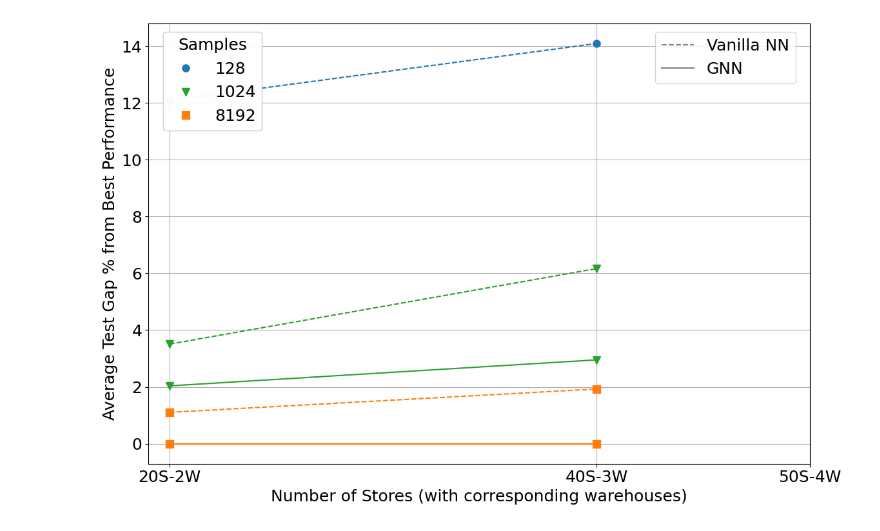
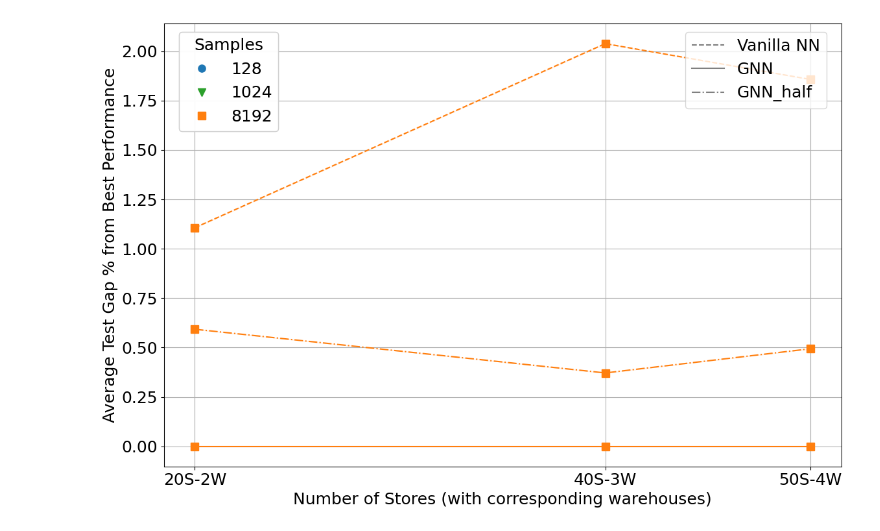
Before and after one commit to minuk302/Neural_inventory_control, a Jupyter notebook: analysis/ray_n_warehouses_n_stores.ipynb, the cells around one changed output. Drawn from its saved outputs; the diff is of its cells as text; code cells hidden in the pictures.

```diff
--- a/analysis/ray_n_warehouses_n_stores.ipynb
+++ b/analysis/ray_n_warehouses_n_stores.ipynb
@@ -15,7 +15,7 @@ import concurrent.futures
 from main_run import MainRun
 # %%
 # Create vanilla results dataframe from the provided data
-testset_names = ["n_warehouse_20_2", "n_warehouse_40_3"]#, "n_warehouse_50_4"]
+testset_names = ["n_warehouse_20_2", "n_warehouse_40_3", "n_warehouse_50_4"]
 store_warehouse_pairs = {
     20: 2,
     40: 3,
@@ -46,12 +46,14 @@ marker_scheme = {
 linestyle_scheme = {
     "Vanilla NN": "--",  # Dashed
     "GNN": "-",         # Solid
+    "GNN_half": "-.",    # Solid
 }
 
 # Define paths for each architecture
 architectures = {
     "Vanilla NN": lambda testset: f'/user/ml4723/Prj/NIC/ray_results/{testset}/vanilla_n_warehouses',
     "GNN": lambda testset: f'/user/ml4723/Prj/NIC/ray_results/{testset}/GNN',
+    "GNN_half": lambda testset: f'/user/ml4723/Prj/NIC/ray_results/{testset}/GNN_half',
 }
 
 sort_by = 'dev_loss'
@@ -59,7 +61,7 @@ pick_row_from_run_by = 'dev_loss'
 
 # Define store sizes and sample sizes
 store_sizes = [20, 40, 50]  # Corresponding to the testset names
-sample_sizes = [128, 1024, 8192]
+sample_sizes = [8192]#128, 1024, 8192]
 
 dfs = []
 
@@ -71,6 +73,8 @@ for arch_name, path_fn in architectures.items():
         warehouse_size = store_warehouse_pairs[store_size]
 
         for sample_size in sample_sizes:
+            if "GNN_half" == arch_name and sample_size != 8192:
+                continue
             df = results_interpretor.make_table({1: path},
                 {'train_dev_sample_and_batch_size': [sample_size],
                  'samples': [1]},
@@ -153,31 +157,31 @@ sample_patches = [plt.Line2D([0], [0], color=color_scheme[size], marker=marker_s
                             linestyle='none', label=f'{size}', markersize=8)
                  for size in color_scheme.keys()]
 
 plt.xlabel('Number of Stores (with corresponding warehouses)', fontsize=FONTSIZE)
 plt.ylabel('Average Test Gap % from Best Performance', fontsize=FONTSIZE)
 plt.grid(True)
 
 # Create two separate legends
 # Right legend for architectures
 legend1 = plt.legend(handles=arch_lines,
                     bbox_to_anchor=(0.99, 1),
                     loc='upper right',
                     fontsize=FONTSIZE)
 plt.gca().add_artist(legend1)
 
 # Left legend for sample sizes with title
 legend2 = plt.legend(handles=sample_patches,
                     title='Samples',
                     bbox_to_anchor=(0.01, 1),
                     loc='upper left',
                     fontsize=FONTSIZE)
 plt.gca().add_artist(legend2)
 legend2.get_title().set_fontsize(FONTSIZE)
 
 # Update x-axis ticks to show store-warehouse pairs
 plt.xticks(store_sizes, [f'{s}S-{store_warehouse_pairs[s]}W' for s in store_sizes], fontsize=FONTSIZE)
 plt.yticks(fontsize=FONTSIZE)
 plt.tight_layout()
 plt.show()
 # %% [output]
-[figure, old version]
+[figure, new version]
```
Also changed, not shown: parts of 3 cells of this notebook, 19 other files.
